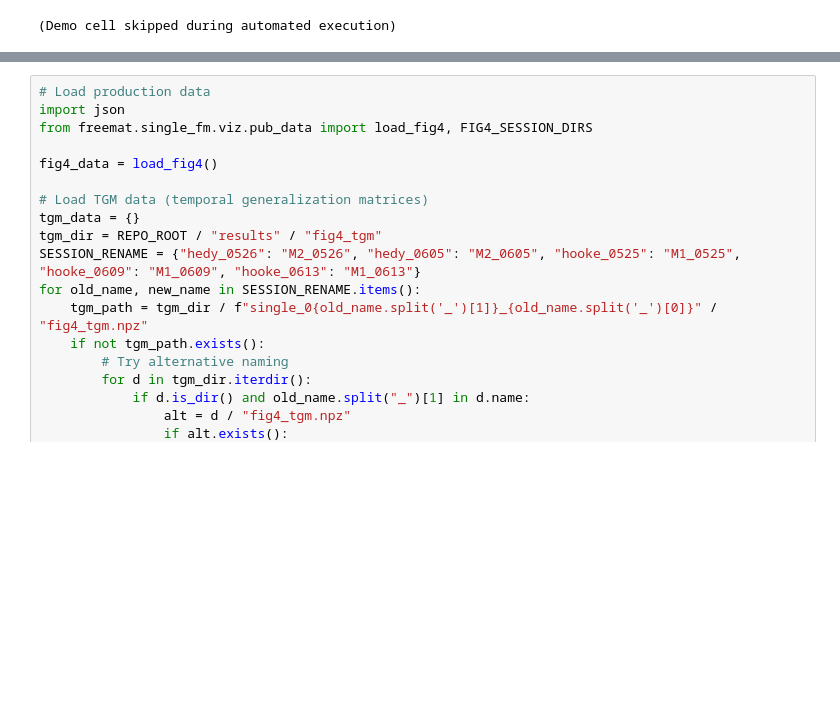
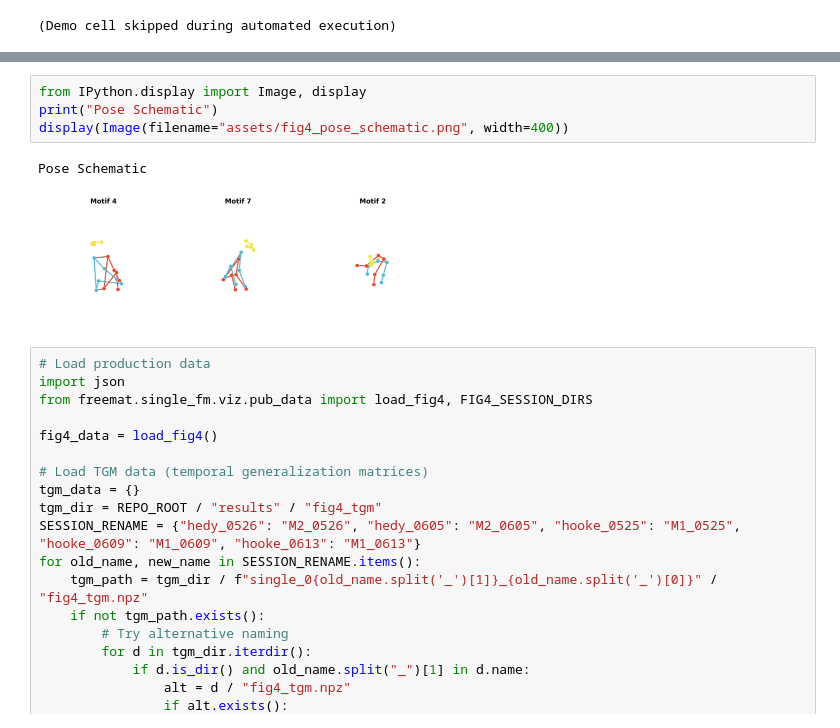
Before and after one commit to felipe-parodi/solo_mSTS_parodi2026, a Jupyter notebook: notebooks/fig4_motif_decoding.ipynb, the cells around one changed output, grey strips where cells are left out. Drawn from its saved outputs; the diff is of its cells as text; blank space fills up the shorter version.

```diff
--- a/notebooks/fig4_motif_decoding.ipynb
+++ b/notebooks/fig4_motif_decoding.ipynb
@@ -144,3 +142,10 @@ Generate the Figure 4 composite using pre-computed production results (1000 perm
+# %%
+from IPython.display import Image, display
+print("Pose Schematic")
+display(Image(filename="assets/fig4_pose_schematic.png", width=400))
+# %% [output]
+Pose Schematic
+[figure, added]
 # %%
 # Load production data
 import json
```
Also changed, not shown: parts of 1 cell of this notebook, 3 other files.
